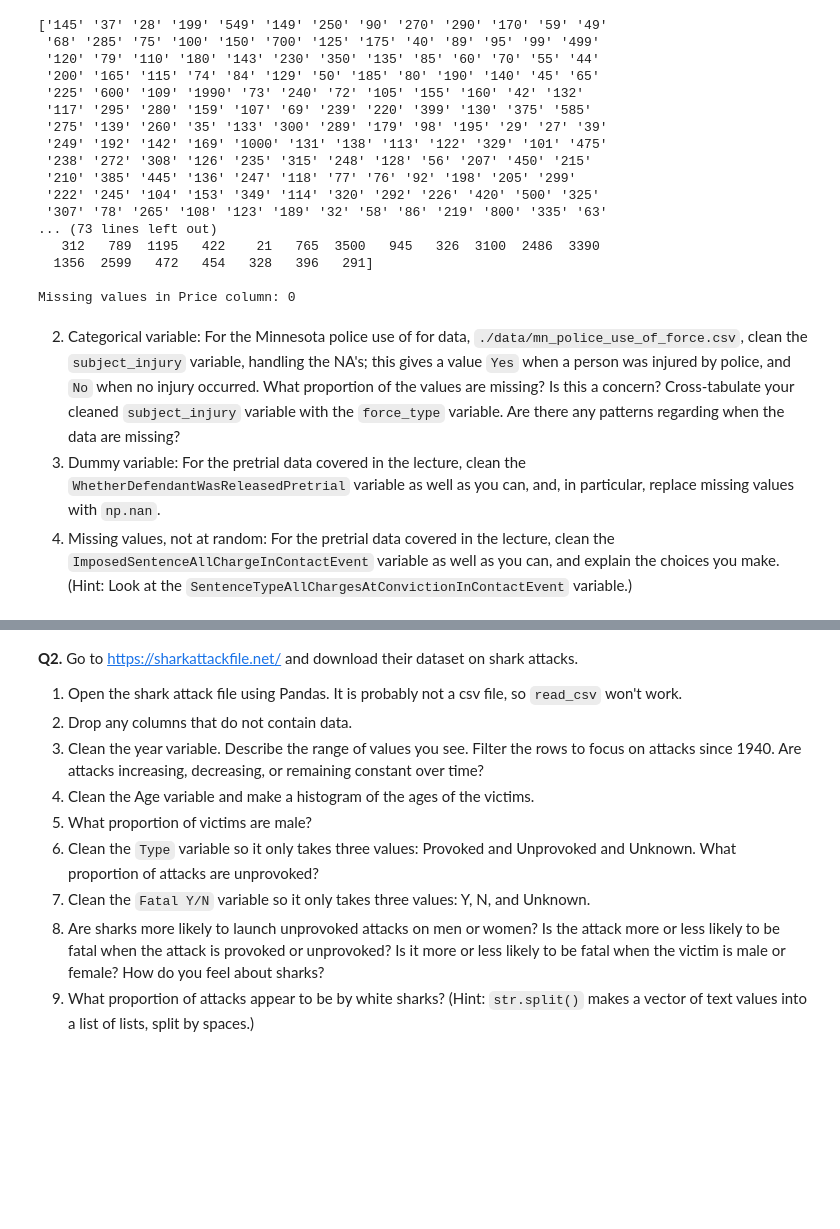
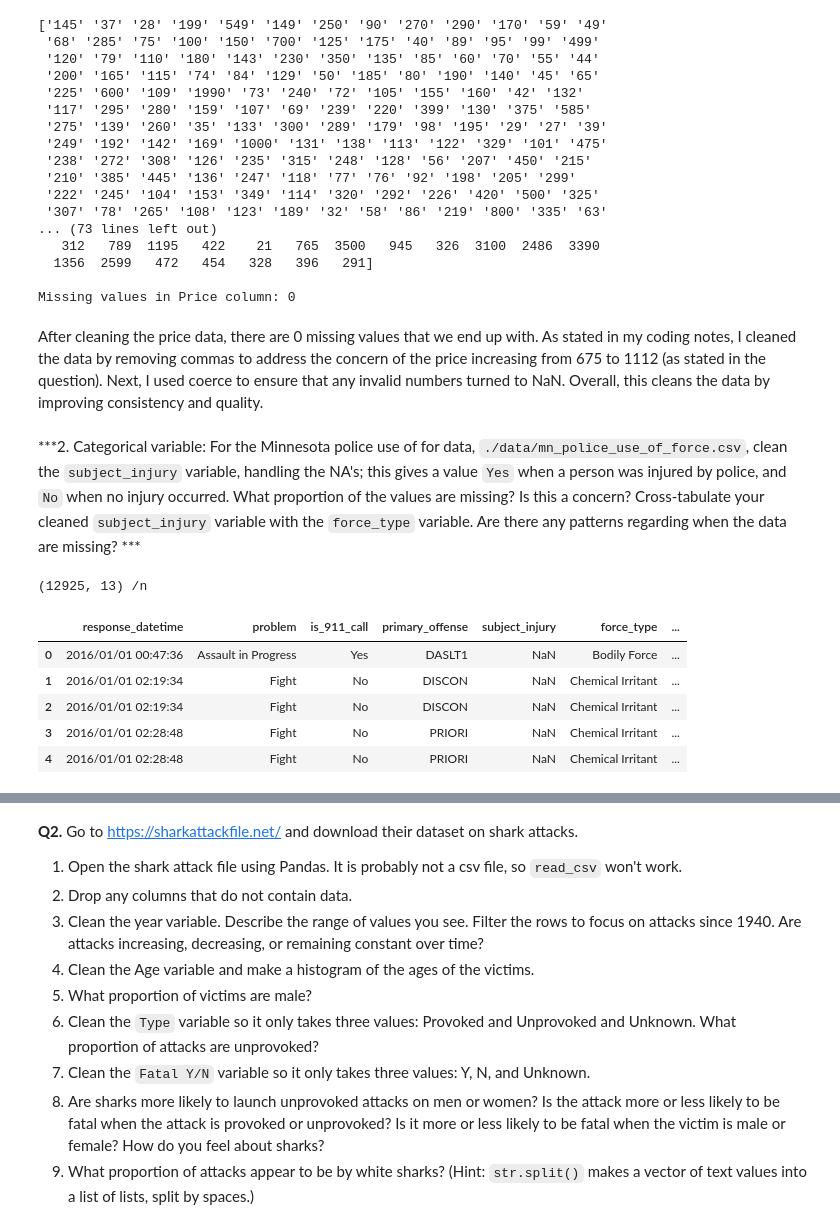
Before and after one commit to norawik/wrangling, a Jupyter notebook: assignment/assignment.ipynb, the cells around one changed output, grey strips where cells are left out. Cells and saved outputs as stored; diff of their text form; code cells hidden in the pictures; blank space fills up the shorter version.

```diff
--- a/assignment/assignment.ipynb
+++ b/assignment/assignment.ipynb
@@ -55,7 +56,19 @@ print(f"Missing values in Price column: {missing}") # this print all missing val
   1356  2599   472   454   328   396   291]
 
 Missing values in Price column: 0
+# %% [markdown]
+After cleaning the price data, there are 0 missing values that we end up with. As stated in my coding notes, I cleaned the data by removing commas to address the concern of the price increasing from 675 to 1112 (as stated in the question). Next, I used coerce to ensure that any invalid numbers turned to NaN. Overall, this cleans the data by improving consistency and quality.
 # %% [markdown]
-2. Categorical variable: For the Minnesota police use of for data, `./data/mn_police_use_of_force.csv`, clean the `subject_injury` variable, handling the NA's; this gives a value `Yes` when a person was injured by police, and `No` when no injury occurred. What proportion of the values are missing? Is this a concern? Cross-tabulate your cleaned `subject_injury` variable with the `force_type` variable. Are there any patterns regarding when the data are missing?
-3. Dummy variable: For the pretrial data covered in the lecture, clean the `WhetherDefendantWasReleasedPretrial` variable as well as you can, and, in particular, replace missing values with `np.nan`.
-4. Missing values, not at random: For the pretrial data covered in the lecture, clean the `ImposedSentenceAllChargeInContactEvent` variable as well as you can, and explain the choices you make. (Hint: Look at the `SentenceTypeAllChargesAtConvictionInContactEvent` variable.)
+***2. Categorical variable: For the Minnesota police use of for data, `./data/mn_police_use_of_force.csv`, clean the `subject_injury` variable, handling the NA's; this gives a value `Yes` when a person was injured by police, and `No` when no injury occurred. What proportion of the values are missing? Is this a concern? Cross-tabulate your cleaned `subject_injury` variable with the `force_type` variable. Are there any patterns regarding when the data are missing? ***
+# %%
+df = pd.read_csv('/content/wrangling/assignment/data/mn_police_use_of_force.csv', low_memory = False)
+print(df.shape, '/n')
+df.head()
+# %% [output]
+(12925, 13) /n
+|  | response_datetime | problem | is_911_call | primary_offense | subject_injury | force_type | ... |
+| 0 | 2016/01/01 00:47:36 | Assault in Progress | Yes | DASLT1 | NaN | Bodily Force | ... |
+| 1 | 2016/01/01 02:19:34 | Fight | No | DISCON | NaN | Chemical Irritant | ... |
+| 2 | 2016/01/01 02:19:34 | Fight | No | DISCON | NaN | Chemical Irritant | ... |
+| 3 | 2016/01/01 02:28:48 | Fight | No | PRIORI | NaN | Chemical Irritant | ... |
+| 4 | 2016/01/01 02:28:48 | Fight | No | PRIORI | NaN | Chemical Irritant | ... |
```
Also changed, not shown: parts of 4 cells of this notebook.
